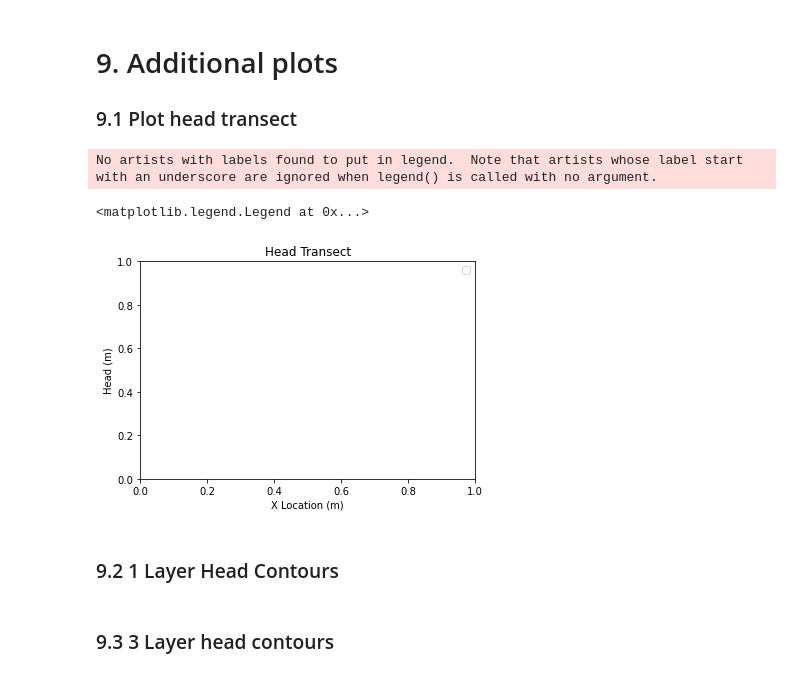
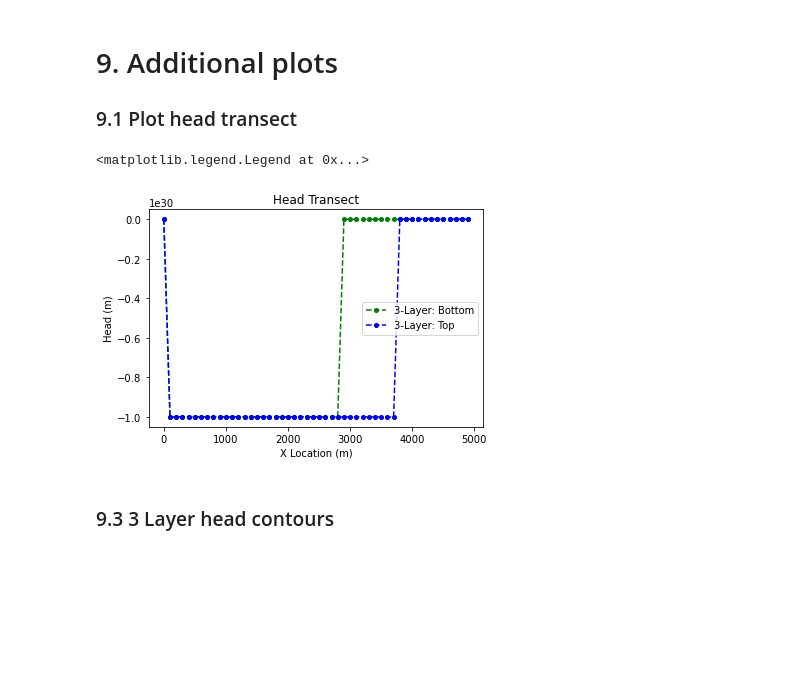
Before and after one commit to GW-modelling-Spring2022/homework-justinheadley, a Jupyter notebook: Working/HW12_WatershedModel/starter_code/Layered.ipynb, the cells around one changed output. Drawn from its saved outputs; the diff is of its cells as text; code cells hidden in the pictures; blank space fills up the shorter version.

Commit message:
Starting to build plots

```diff
--- a/Working/HW12_WatershedModel/starter_code/Layered.ipynb
+++ b/Working/HW12_WatershedModel/starter_code/Layered.ipynb
@@ -401,20 +387,16 @@ wt = xsect.plot_surface(head3[0,:,:], masked_values=[999.], color='blue', lw=1)
 # %%
 fig4 = plt.figure()
 ax = fig4.add_subplot(1, 1, 1)
 
 x=np.arange(0,5000,100)
-#plt.plot(x,head1[0,int(well_row),:],marker='o', color='mediumvioletred', markersize=4, linestyle='--', label="1-Layer")
-#plt.plot(x,head3[2,int(well_row),:],marker='o', color='green', markersize=4, linestyle='--', label="3-Layer: Bottom")
-#plt.plot(x,head3[0,int(well_row),:],marker='o', color='blue', markersize=4, linestyle='--', label="3-Layer: Top")
+plt.plot(x,head3[2,int(25),:],marker='o', color='green', markersize=4, linestyle='--', label="3-Layer: Bottom")
+plt.plot(x,head3[0,int(25),:],marker='o', color='blue', markersize=4, linestyle='--', label="3-Layer: Top")
 plt.title('Head Transect')
 plt.xlabel('X Location (m)')
 plt.ylabel('Head (m)')
 plt.legend()
 
 # plt.savefig('Head_Transect.png')
 # %% [output]
-No artists with labels found to put in legend.  Note that artists whose label start with an underscore are ignored when legend() is called with no argument.
+<matplotlib.legend.Legend at 0x...>
-<matplotlib.legend.Legend at 0x...>
-[figure, old version]
+[figure, new version]
-# %% [markdown]
-### 9.2 1 Layer Head Contours
```
Also changed, not shown: parts of 5 cells of this notebook.
